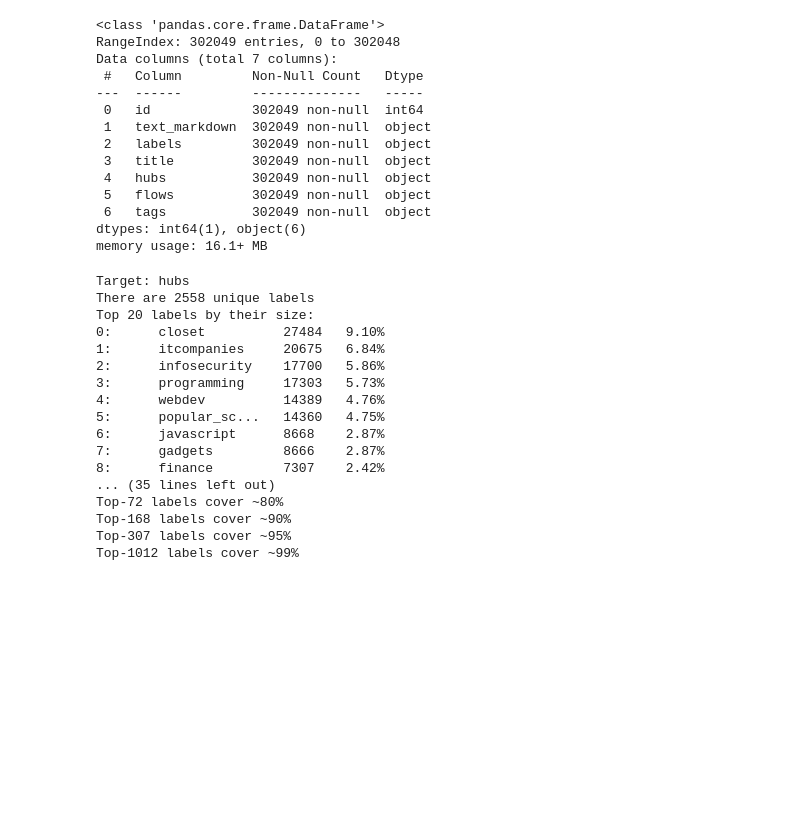
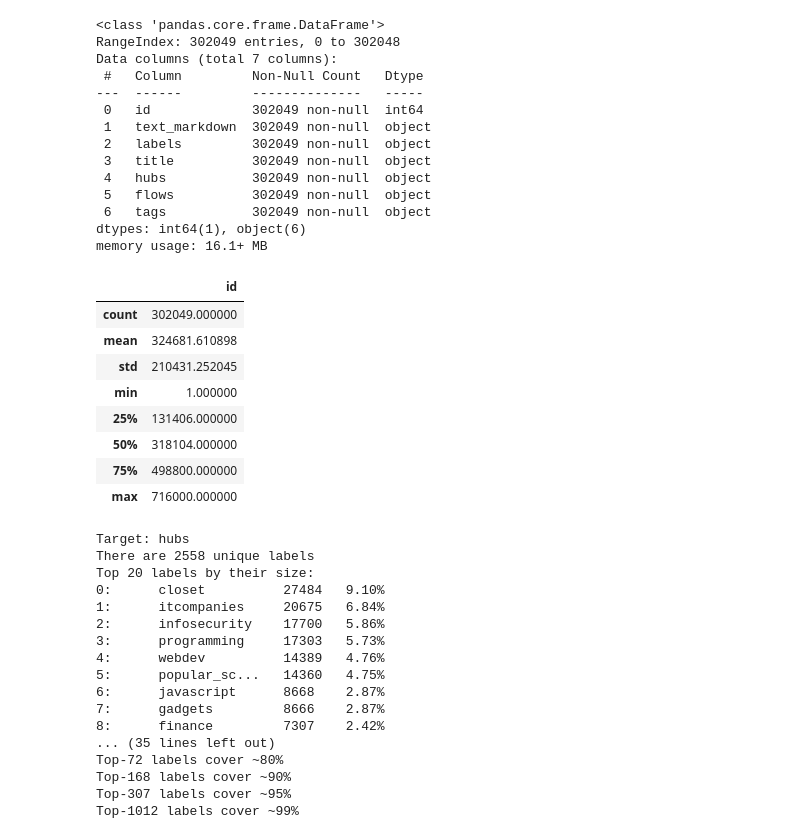
Before and after one commit to MrDelrus/habr-article-analyzer, a Jupyter notebook: notebooks/exploratory_data_analysis/targets_clusterization.ipynb, the cells around one changed output. Saved outputs shown, nothing was run; the diff lists cells and outputs as text; code cells hidden in the pictures; blank space fills up the shorter version.

```diff
--- a/notebooks/exploratory_data_analysis/targets_clusterization.ipynb
+++ b/notebooks/exploratory_data_analysis/targets_clusterization.ipynb
@@ -79,6 +79,18 @@ Data columns (total 7 columns):
  6   tags           302049 non-null  object
 dtypes: int64(1), object(6)
 memory usage: 16.1+ MB
+# %%
+full_df.describe()
+# %% [output]
+|  | id |
+| count | 302049.000000 |
+| mean | 324681.610898 |
+| std | 210431.252045 |
+| min | 1.000000 |
+| 25% | 131406.000000 |
+| 50% | 318104.000000 |
+| 75% | 498800.000000 |
+| max | 716000.000000 |
 # %%
 from habr_article_analyzer.targets import Target
 
```
Also changed, not shown: parts of 20 cells of this notebook, 1 other file.
